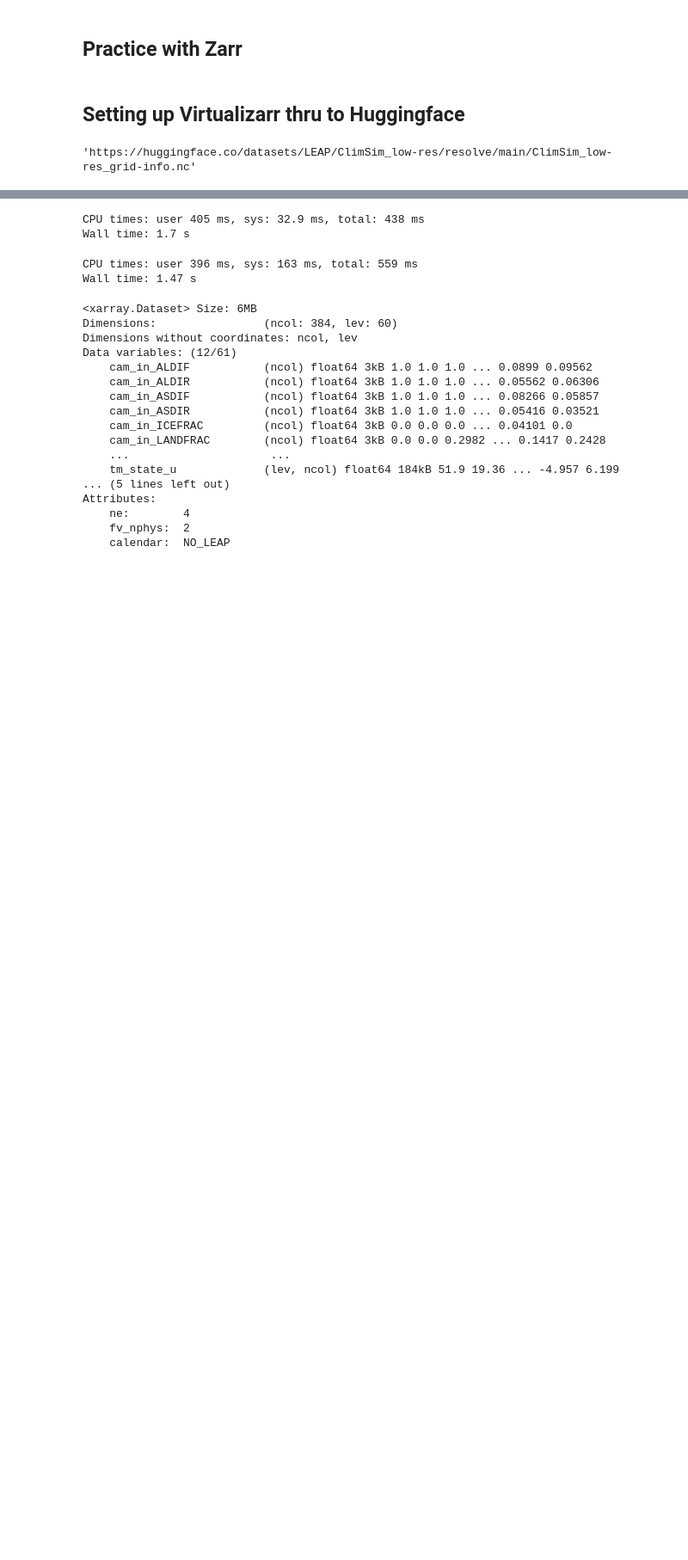
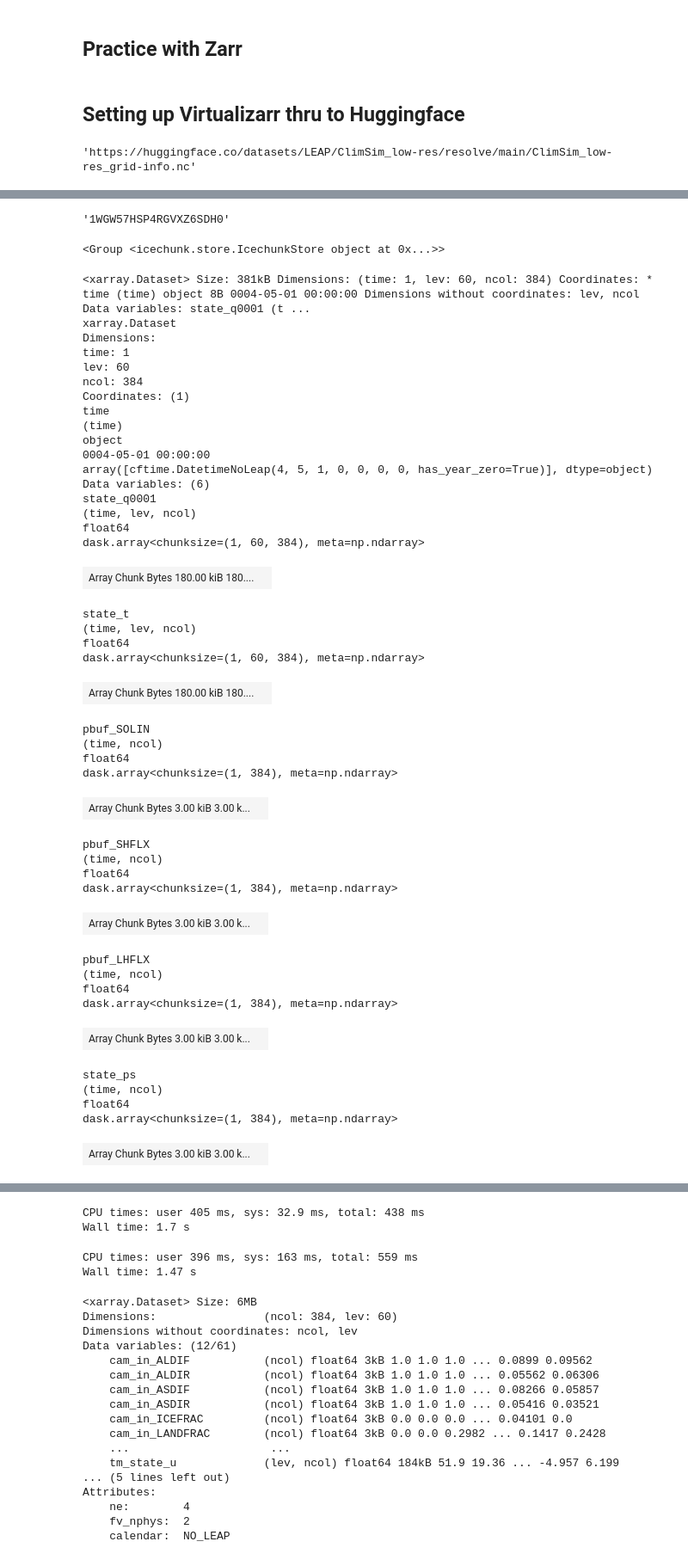
Before and after one commit to SammyAgrawal/diffusion-climsim, a Jupyter notebook: zarr_learning.ipynb, the cells around one changed output, grey strips where cells are left out. Shown at 86% size. Saved outputs shown, nothing was run; the diff lists cells and outputs as text; code cells hidden in the pictures; blank space fills up the shorter version.

Commit message:
icechunk store

```diff
--- a/zarr_learning.ipynb
+++ b/zarr_learning.ipynb
@@ -86,0 +108,3 @@ def get_xrdata(self, file_name, file_vars = None, virtual=False):
+# %%
+storage = icechunk.local_filesystem_storage("./icechunk-local")
+repo = icechunk.Repository.create(storage)
@@ -86,0 +114,64 @@ def get_xrdata(self, file_name, file_vars = None, virtual=False):
+# %%
+session.commit("My first virtual store!")
+# %% [output]
+'1WGW57HSP4RGVXZ6SDH0'
+# %%
+session = repo.writable_session("main")
+group = zarr.group(session.store)
+# %%
+group
+# %% [output]
+<Group <icechunk.store.IcechunkStore object at 0x...>>
+# %%
+ds = xr.open_zarr(
+    session.store,
+    zarr_format=3,
+    consolidated=False,
+    chunks={},
+)
+# %%
+ds
+# %% [output]
+<xarray.Dataset> Size: 381kB Dimensions: (time: 1, lev: 60, ncol: 384) Coordinates: * time (time) object 8B 0004-05-01 00:00:00 Dimensions without coordinates: lev, ncol Data variables: state_q0001 (t ...
+xarray.Dataset
+Dimensions:
+time: 1
+lev: 60
+ncol: 384
+Coordinates: (1)
+time
+(time)
+object
+0004-05-01 00:00:00
+array([cftime.DatetimeNoLeap(4, 5, 1, 0, 0, 0, 0, has_year_zero=True)], dtype=object)
+Data variables: (6)
+state_q0001
+(time, lev, ncol)
+float64
+dask.array<chunksize=(1, 60, 384), meta=np.ndarray>
+| Array Chunk Bytes 180.00 kiB 180.... |  |
+state_t
+(time, lev, ncol)
+float64
+dask.array<chunksize=(1, 60, 384), meta=np.ndarray>
+| Array Chunk Bytes 180.00 kiB 180.... |  |
+pbuf_SOLIN
+(time, ncol)
+float64
+dask.array<chunksize=(1, 384), meta=np.ndarray>
+| Array Chunk Bytes 3.00 kiB 3.00 k... |  |
+pbuf_SHFLX
+(time, ncol)
+float64
+dask.array<chunksize=(1, 384), meta=np.ndarray>
+| Array Chunk Bytes 3.00 kiB 3.00 k... |  |
+pbuf_LHFLX
+(time, ncol)
+float64
+dask.array<chunksize=(1, 384), meta=np.ndarray>
+| Array Chunk Bytes 3.00 kiB 3.00 k... |  |
+state_ps
+(time, ncol)
+float64
+dask.array<chunksize=(1, 384), meta=np.ndarray>
+| Array Chunk Bytes 3.00 kiB 3.00 k... |  |
```
Also changed, not shown: parts of 5 cells of this notebook, 2 other files.
